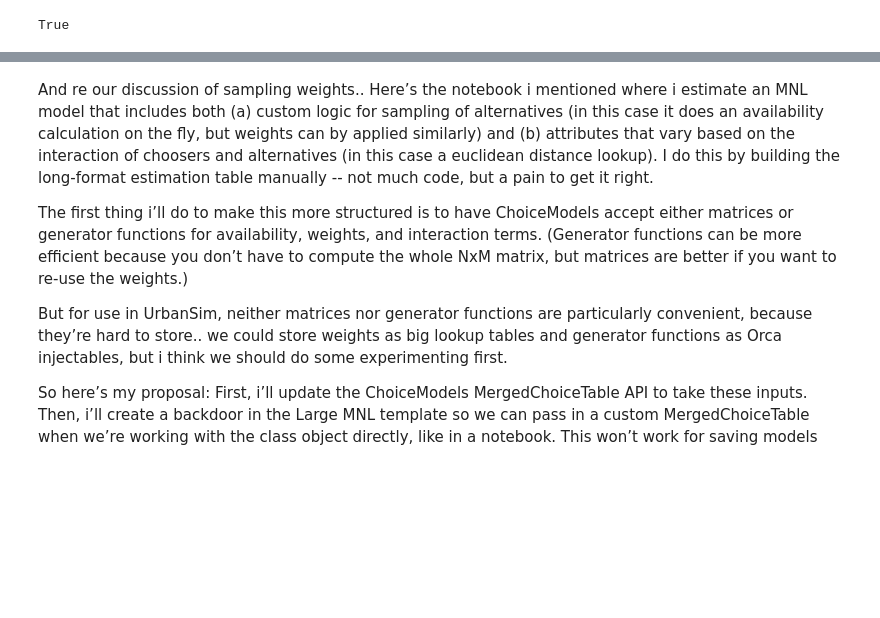
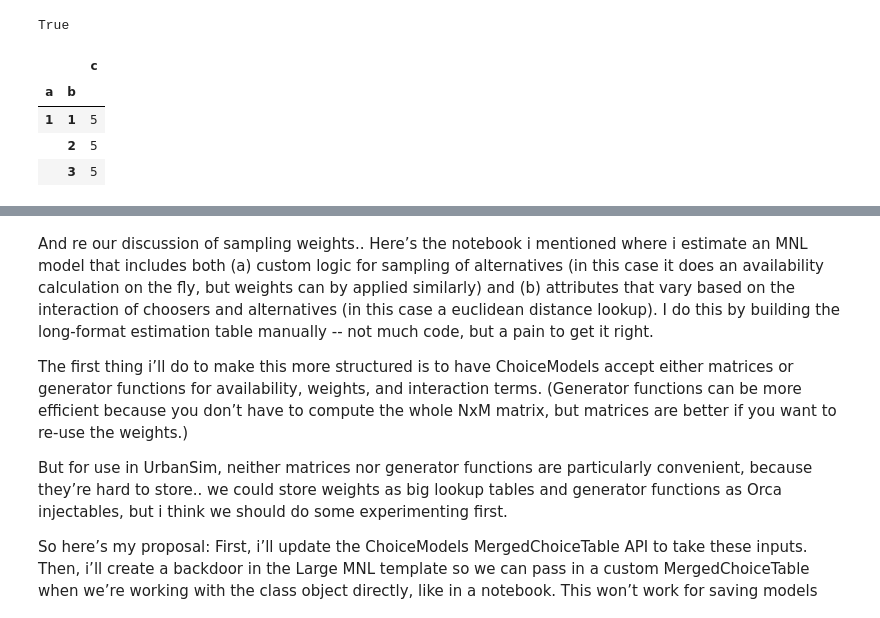
Before and after one commit to ual/ual_model_workspace, a Jupyter notebook: notebooks-sam/MergedChoiceTable-work.ipynb, the cells around one changed output, grey strips where cells are left out. Saved outputs shown, nothing was run; the diff lists cells and outputs as text; code cells hidden in the pictures; blank space fills up the shorter version.

Commit message:
MergedChoiceTable testing

```diff
--- a/notebooks-sam/MergedChoiceTable-work.ipynb
+++ b/notebooks-sam/MergedChoiceTable-work.ipynb
@@ -247,3 +247,12 @@ function
 callable(a)
 # %% [output]
 True
+# %%
+w = pd.DataFrame({'a': [1,1,1], 'b': [1,2,3], 'c': [5,5,5]}).set_index(['a','b'])
+w
+# %% [output]
+|  |  | c |
+| a | b |  |
+| 1 | 1 | 5 |
+|  | 2 | 5 |
+|  | 3 | 5 |
```
Also changed, not shown: parts of 5 cells of this notebook, 1 other file.
